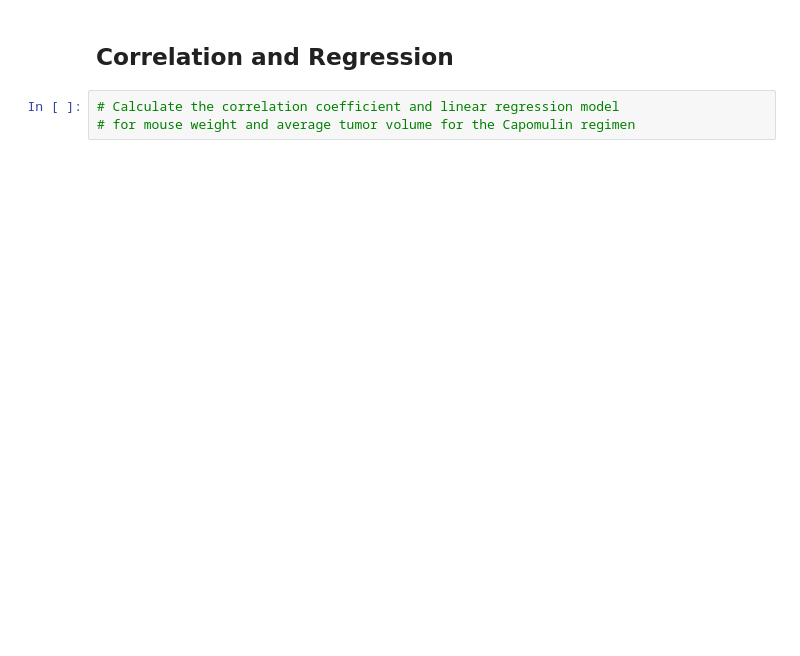
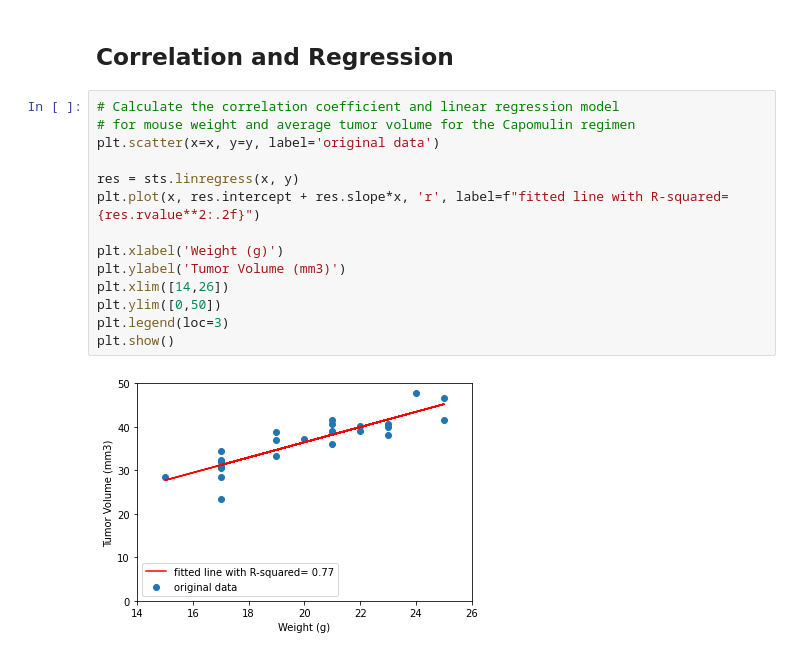
Before and after one commit to LingLv-git/matplotlib-challenge, a Jupyter notebook: Pymaceuticals/pymaceuticals_starter.ipynb, the cells around one changed output. Saved outputs shown, nothing was run; the diff lists cells and outputs as text; blank space fills up the shorter version.

```diff
--- a/Pymaceuticals/pymaceuticals_starter.ipynb
+++ b/Pymaceuticals/pymaceuticals_starter.ipynb
@@ -265,5 +289,18 @@ for treatment in treatmnets:
 # %% [markdown]
 ## Correlation and Regression
-# %%
-# Calculate the correlation coefficient and linear regression model
-# for mouse weight and average tumor volume for the Capomulin regimen
+# %%
+# Calculate the correlation coefficient and linear regression model
+# for mouse weight and average tumor volume for the Capomulin regimen
+plt.scatter(x=x, y=y, label='original data')
+
+res = sts.linregress(x, y)
+plt.plot(x, res.intercept + res.slope*x, 'r', label=f"fitted line with R-squared= {res.rvalue**2:.2f}")
+
+plt.xlabel('Weight (g)')
+plt.ylabel('Tumor Volume (mm3)')
+plt.xlim([14,26])
+plt.ylim([0,50])
+plt.legend(loc=3)
+plt.show()
+# %% [output]
+[figure, added]
```
Also changed, not shown: parts of 10 cells of this notebook.
